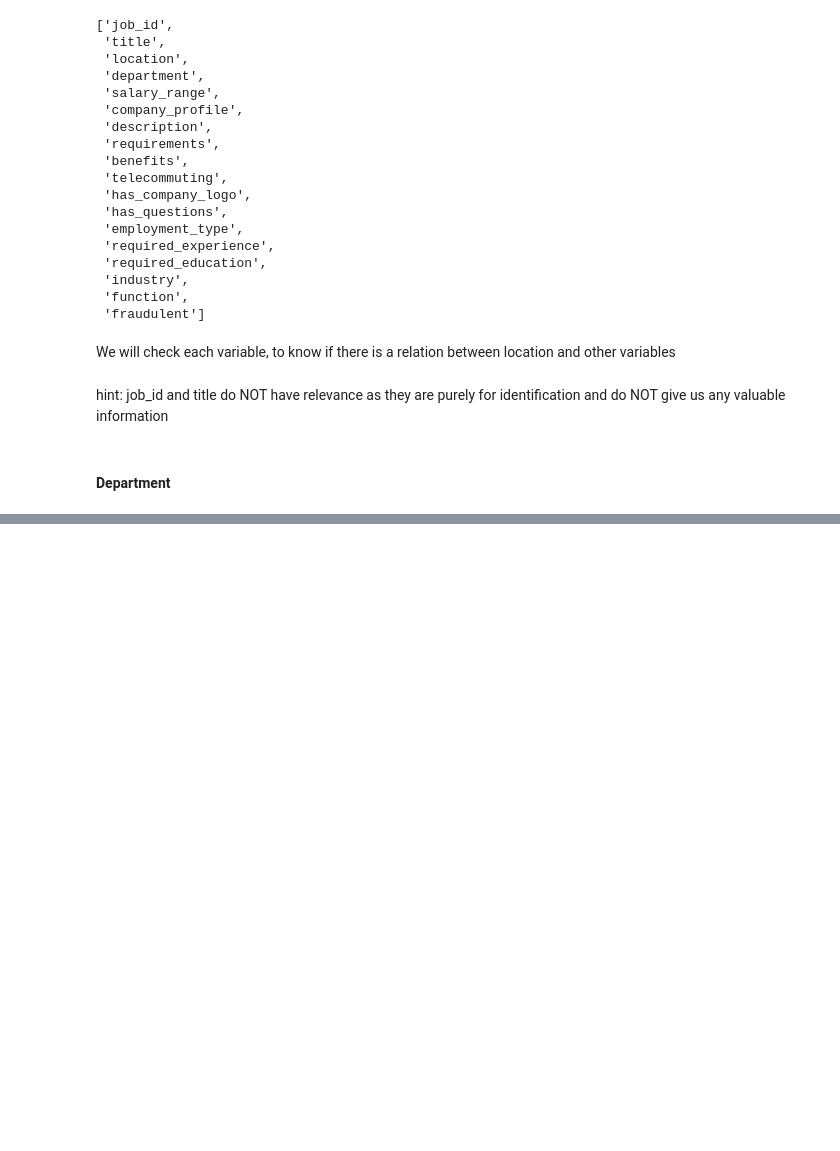
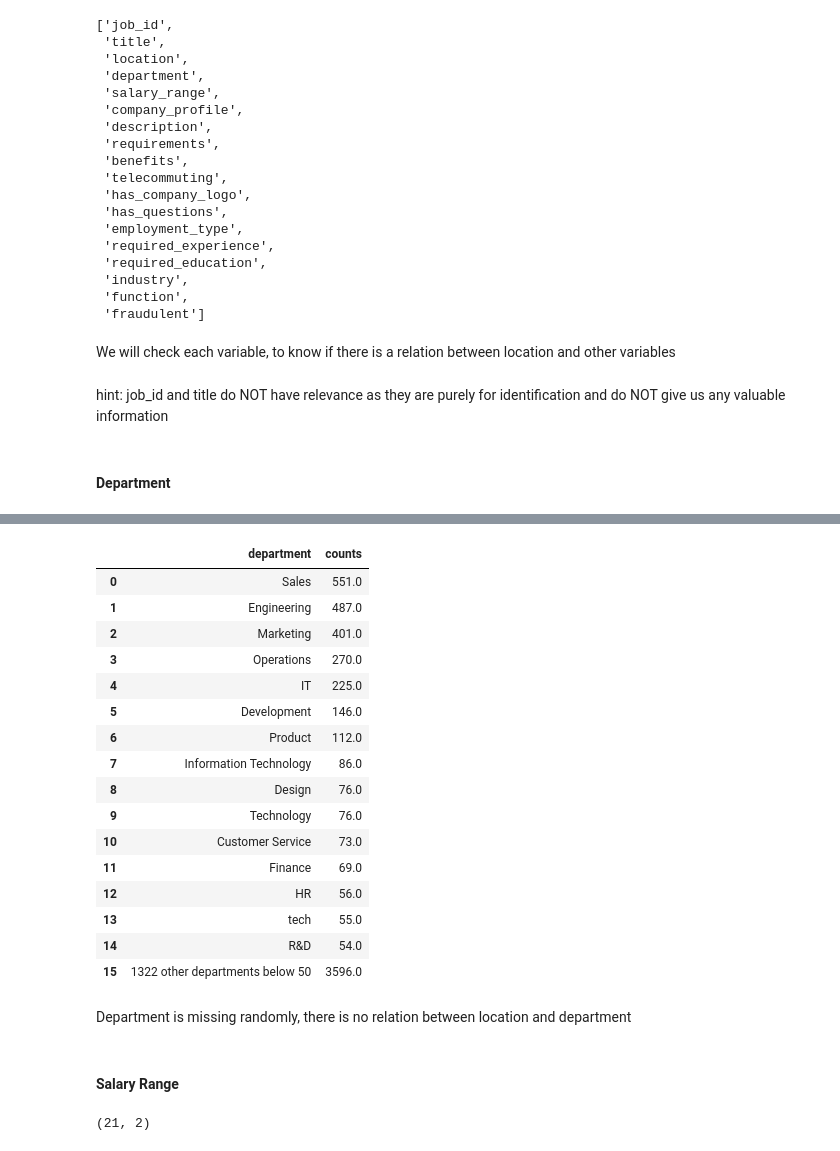
Before and after one commit to AlexandruSchneider/machine-learning-cds-106, a Jupyter notebook: Abgabe/location.ipynb, the cells around one changed output, grey strips where cells are left out. Saved outputs shown, nothing was run; the diff lists cells and outputs as text; code cells hidden in the pictures; blank space fills up the shorter version.

Commit message:
location splitting done. TODO: Merge

```diff
--- a/Abgabe/location.ipynb
+++ b/Abgabe/location.ipynb
@@ -70,0 +89,16 @@ hint: job_id and title do NOT have relevance as they are purely for identificati
+# %%
+def make_dataframe_based_on_counts_and_sum_low(df, variable, threshold, is_missing=False):
+    if not is_missing:
+        df = df[variable].value_counts().rename_axis(variable).reset_index(name='counts')
+    # get the values below the threshold
+    low_df = df.where(df['counts'] <= threshold).dropna().sort_values(by='counts', ascending=False)
+    # count and sum
+    new_row = pd.Series({variable: f'{low_df.counts.count()} other {variable}s below {threshold}',
+                        'counts': low_df.counts.sum()})
+    # add the new row after removing the low values
+    df = df.where(df['counts'] > threshold).dropna().sort_values(by='counts', ascending=False)
+    df = pd.concat([df,
+                    pd.DataFrame([new_row],
+                                 columns=new_row.index)]
+                   ).reset_index(drop=True)
+    return df
@@ -110,0 +135,21 @@ test.shape
+# %%
+departments_location = make_dataframe_based_on_counts_and_sum_low(postings, 'department', 50)
+departments_location
+# %% [output]
+|  | department | counts |
+| 0 | Sales | 551.0 |
+| 1 | Engineering | 487.0 |
+| 2 | Marketing | 401.0 |
+| 3 | Operations | 270.0 |
+| 4 | IT | 225.0 |
+| 5 | Development | 146.0 |
+| 6 | Product | 112.0 |
+| 7 | Information Technology | 86.0 |
+| 8 | Design | 76.0 |
+| 9 | Technology | 76.0 |
+| 10 | Customer Service | 73.0 |
+| 11 | Finance | 69.0 |
+| 12 | HR | 56.0 |
+| 13 | tech | 55.0 |
+| 14 | R&D | 54.0 |
+| 15 | 1322 other departments below 50 | 3596.0 |
@@ -110,0 +159,2 @@ test.shape
+# %% [markdown]
+Department is missing randomly, there is no relation between location and department
@@ -110,0 +163,7 @@ test.shape
+# %% [markdown]
+#### Salary Range
+# %%
+missing_salary_range = make_df_missing_location(missing_location, 'salary_range')
+missing_salary_range.shape
+# %% [output]
+(21, 2)
```
Also changed, not shown: parts of 114 cells of this notebook.
